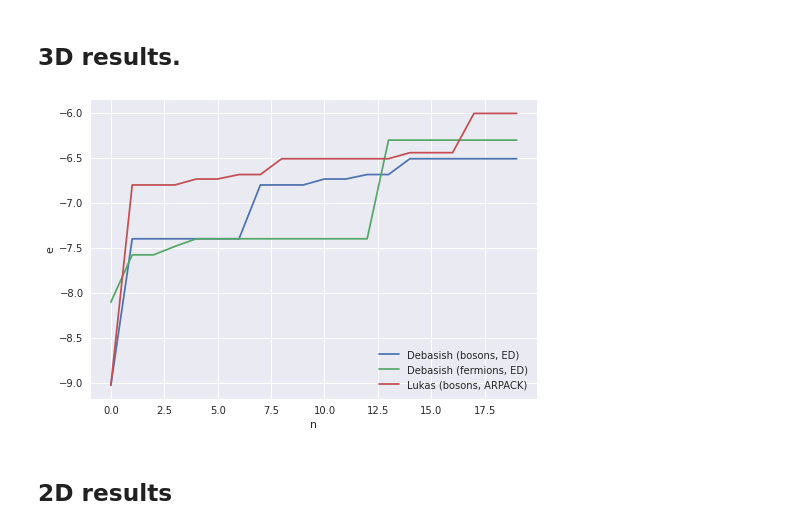
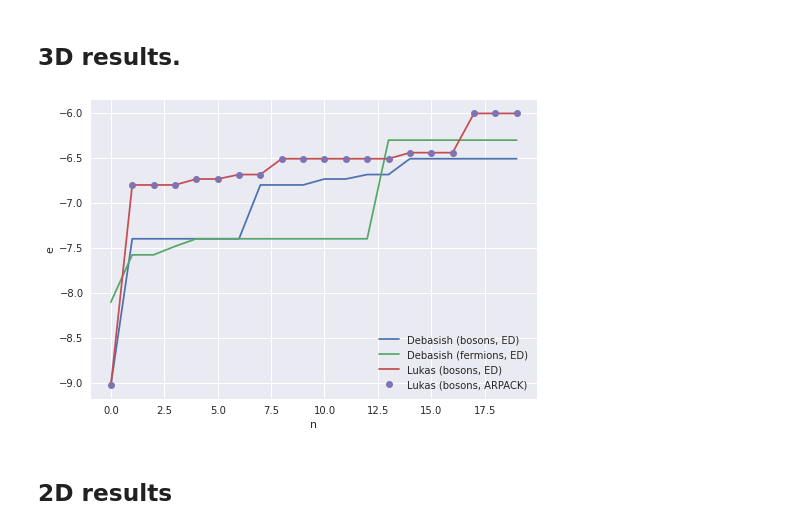
Before and after one commit to cygnus2/FQLMs, a Jupyter notebook: python_gauss_lattice/data_checks/compare_results.ipynb, the cells around one changed output. Drawn from its saved outputs; the diff is of its cells as text; code cells hidden in the pictures.

Commit message:
some cleanup, no progress on spectrum

```diff
--- a/python_gauss_lattice/data_checks/compare_results.ipynb
+++ b/python_gauss_lattice/data_checks/compare_results.ipynb
@@ -9,26 +9,28 @@ import matplotlib.pyplot as plt
 # %%
 db_bose = pd.read_csv('../../ED_3d/boseLinks/evals.dat', names=['n', 'energy'], sep='\s+')
 db_fermi = pd.read_csv('../../ED_3d/fermiLinks/evals.dat', names=['n', 'energy'], sep='\s+')
-lr = pd.read_csv('../output/spectrum_winding_states_2x2x2.dat', sep=',', names=['e_real', 'e_imag'])
+lr_full = pd.read_csv('../output/FULL_spectrum_winding_states_2x2x2.dat', sep=',', names=['e_real', 'e_imag'])
+lr_sparse = pd.read_csv('../output/spectrum_winding_states_2x2x2.dat', sep=',', names=['e_real', 'e_imag'])
 
 with plt.style.context('seaborn'):
     fig, ax = plt.subplots()
 
     cutoff = 20
 
     # Debasish ED.
     ax.plot(db_bose['energy'][:cutoff], label='Debasish (bosons, ED)')
     ax.plot(db_fermi['energy'][:cutoff], label='Debasish (fermions, ED)')
 
     # Lukas Lanczos.
-    ax.plot(lr['e_real'][:cutoff], label='Lukas (bosons, ARPACK)')
+    ax.plot(lr_full['e_real'][:cutoff], label='Lukas (bosons, ED)')
+    ax.plot(lr_sparse['e_real'][:cutoff], label='Lukas (bosons, ARPACK)', marker='o', ls='')
 
 
     ax.set_xlabel('n')
     ax.set_ylabel('e')
     ax.legend(loc='lower right')
 # %% [output]
-[figure, old version]
+[figure, new version]
 # %% [markdown]
 ## 2D results
 # %% [markdown]
```
Also changed, not shown: 4 other files.
